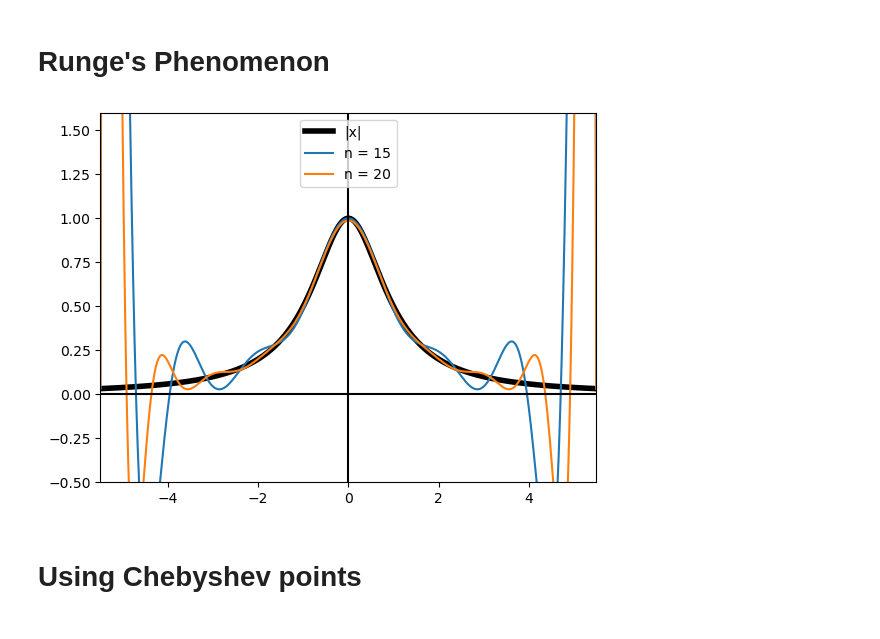
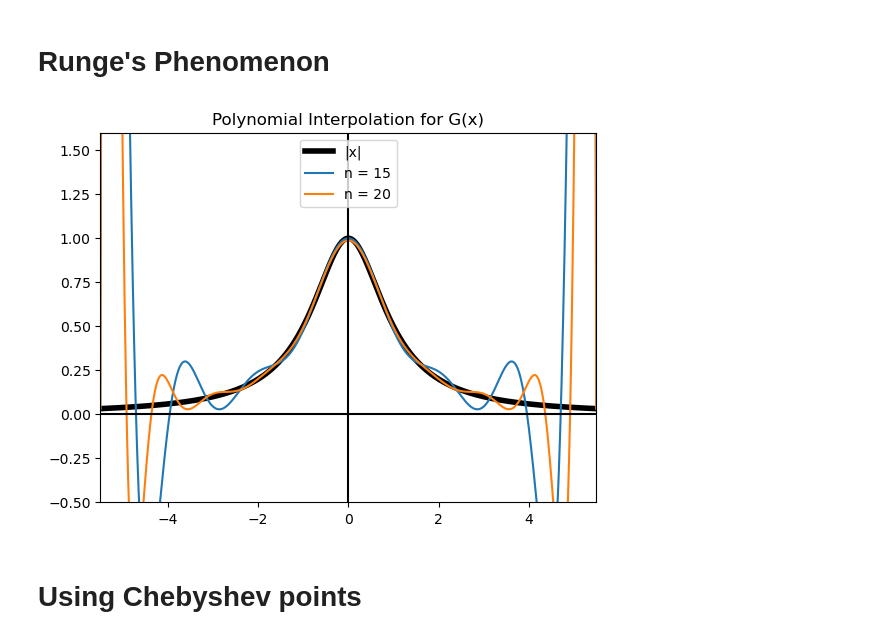
Before and after one commit to MattiaBarbiere/Numerical-methods-for-computing-integrals-and-solving-ODEs, a Jupyter notebook: Examples.ipynb, the cells around one changed output. Cells and saved outputs as stored; diff of their text form; code cells hidden in the pictures.

```diff
--- a/Examples.ipynb
+++ b/Examples.ipynb
@@ -55,35 +55,36 @@ def poly_interpolation(n: int, f, cheby: bool = False, a: int = -1, b: int = 1):
         return sum([y_points[k] * lagrange_basis[k] for k in range(n)])
     return interpolant
 
 #The figure and some variables
 fig, ax = plt.subplots()
 ax.set_ylim([-0.5, 1.6])
 ax.set_xlim([-5.5, 5.5])
 a = -5
 b = 5
 extra = 0.5
 lower = a - extra
 upper = b + extra
 res = 1000
 
 #The real function
 exact_vals = [runge_func(t) for t in np.linspace(lower, upper, res)]
 ax.plot(np.linspace(lower, upper, res), exact_vals, linewidth=4, color="black")
 
 #The Lagrangian polynomial interpolation for some values of n
 for n in [15, 20]:
     n_th = poly_interpolation(n, runge_func, a = lower, b = upper)
     vals = [n_th(t) for t in np.linspace(lower, upper, res)]
     ax.plot(np.linspace(lower, upper, res), vals)
 
 #x and y axis lines
 plt.axhline(y=0, color='black', linestyle='-')
 plt.axvline(x=0, color='black', linestyle='-')
 ax.legend(["|x|", "n = 15", "n = 20"], loc = "upper center")
-plt.savefig("runge phenomenon")
+plt.title("Polynomial Interpolation for G(x)")
+plt.savefig("Images/runge phenomenon")
 plt.show()
 # %% [output]
-[figure, old version]
+[figure, new version]
 # %% [markdown]
 # Using Chebyshev points
 # %%
```
Also changed, not shown: parts of 7 cells of this notebook.
